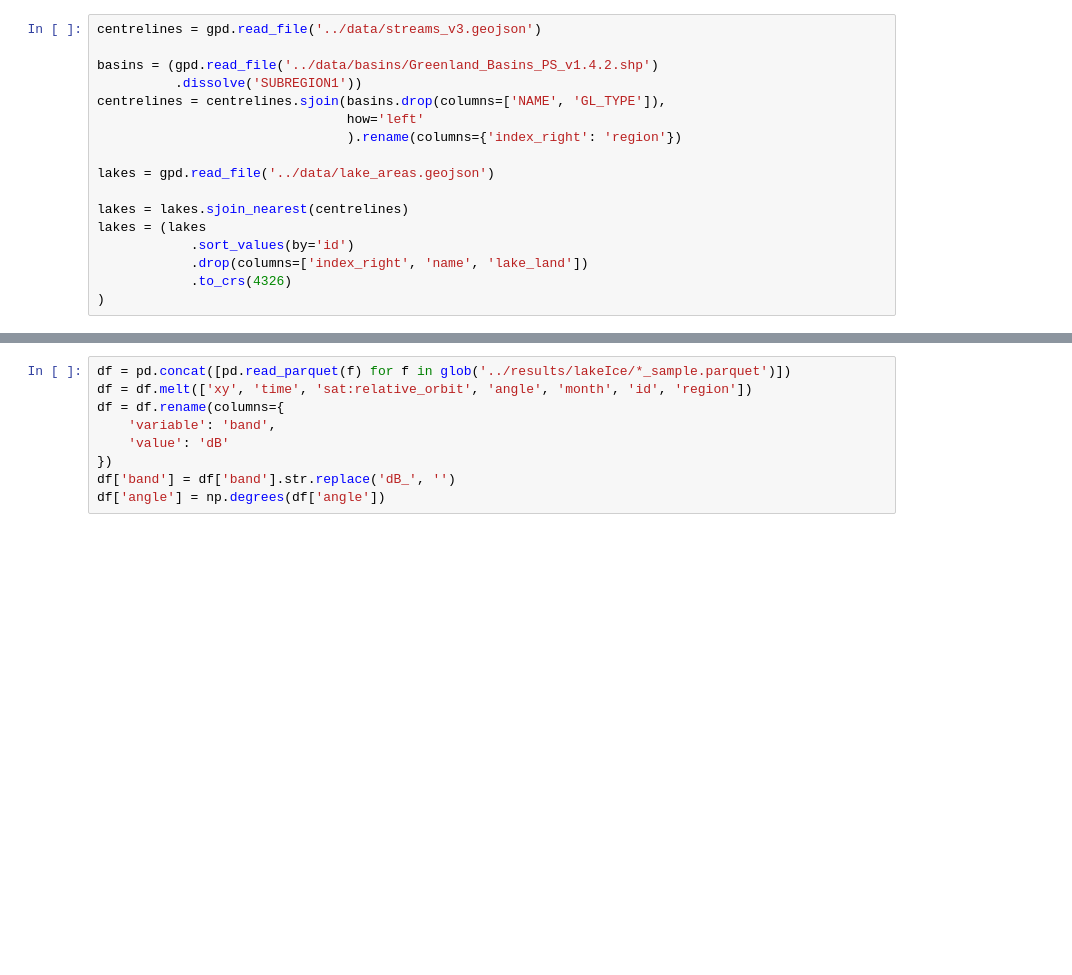
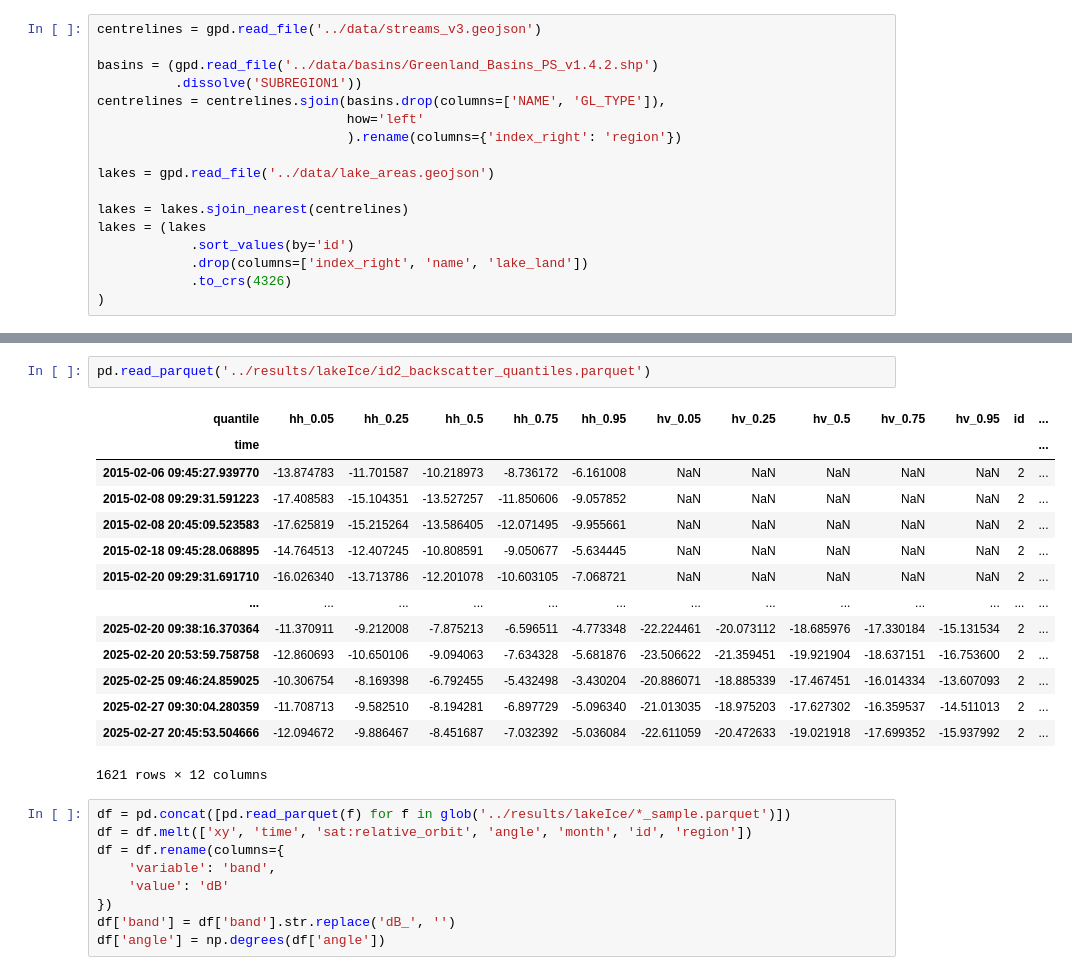
Before and after one commit to tlohde/lake-terminating-glaciers, a Jupyter notebook: src/lake_ice.ipynb, the cells around one changed output, grey strips where cells are left out. Saved outputs shown, nothing was run; the diff lists cells and outputs as text; blank space fills up the shorter version.

```diff
--- a/src/lake_ice.ipynb
+++ b/src/lake_ice.ipynb
@@ -65,3 +72,20 @@ li.dBq.to_parquet(li.quantile_export_path)
+# %%
+pd.read_parquet('../results/lakeIce/id2_backscatter_quantiles.parquet')
+# %% [output]
+| quantile | hh_0.05 | hh_0.25 | hh_0.5 | hh_0.75 | hh_0.95 | hv_0.05 | hv_0.25 | hv_0.5 | hv_0.75 | hv_0.95 | id | ... |
+| time |  |  |  |  |  |  |  |  |  |  |  | ... |
+| 2015-02-06 09:45:27.939770 | -13.874783 | -11.701587 | -10.218973 | -8.736172 | -6.161008 | NaN | NaN | NaN | NaN | NaN | 2 | ... |
+| 2015-02-08 09:29:31.591223 | -17.408583 | -15.104351 | -13.527257 | -11.850606 | -9.057852 | NaN | NaN | NaN | NaN | NaN | 2 | ... |
+| 2015-02-08 20:45:09.523583 | -17.625819 | -15.215264 | -13.586405 | -12.071495 | -9.955661 | NaN | NaN | NaN | NaN | NaN | 2 | ... |
+| 2015-02-18 09:45:28.068895 | -14.764513 | -12.407245 | -10.808591 | -9.050677 | -5.634445 | NaN | NaN | NaN | NaN | NaN | 2 | ... |
+| 2015-02-20 09:29:31.691710 | -16.026340 | -13.713786 | -12.201078 | -10.603105 | -7.068721 | NaN | NaN | NaN | NaN | NaN | 2 | ... |
+| ... | ... | ... | ... | ... | ... | ... | ... | ... | ... | ... | ... | ... |
+| 2025-02-20 09:38:16.370364 | -11.370911 | -9.212008 | -7.875213 | -6.596511 | -4.773348 | -22.224461 | -20.073112 | -18.685976 | -17.330184 | -15.131534 | 2 | ... |
+| 2025-02-20 20:53:59.758758 | -12.860693 | -10.650106 | -9.094063 | -7.634328 | -5.681876 | -23.506622 | -21.359451 | -19.921904 | -18.637151 | -16.753600 | 2 | ... |
+| 2025-02-25 09:46:24.859025 | -10.306754 | -8.169398 | -6.792455 | -5.432498 | -3.430204 | -20.886071 | -18.885339 | -17.467451 | -16.014334 | -13.607093 | 2 | ... |
+| 2025-02-27 09:30:04.280359 | -11.708713 | -9.582510 | -8.194281 | -6.897729 | -5.096340 | -21.013035 | -18.975203 | -17.627302 | -16.359537 | -14.511013 | 2 | ... |
+| 2025-02-27 20:45:53.504666 | -12.094672 | -9.886467 | -8.451687 | -7.032392 | -5.036084 | -22.611059 | -20.472633 | -19.021918 | -17.699352 | -15.937992 | 2 | ... |
+1621 rows × 12 columns
 # %%
 df = pd.concat([pd.read_parquet(f) for f in glob('../results/lakeIce/*_sample.parquet')])
 df = df.melt(['xy', 'time', 'sat:relative_orbit', 'angle', 'month', 'id', 'region'])
```
Also changed, not shown: parts of 7 cells of this notebook, 2 other files.
